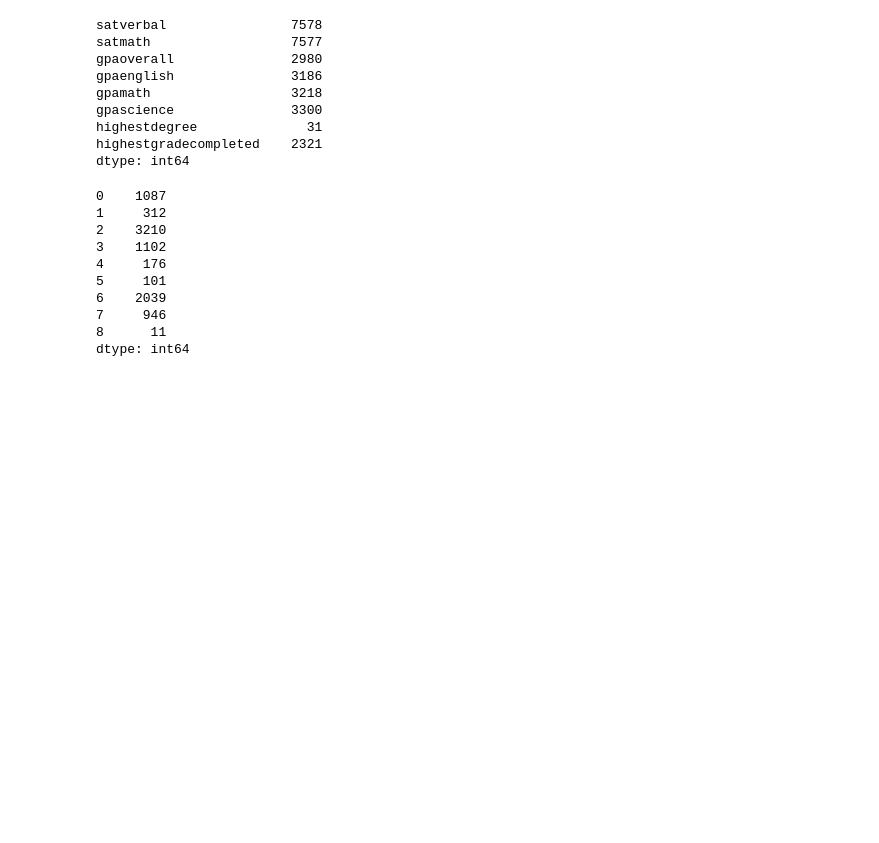
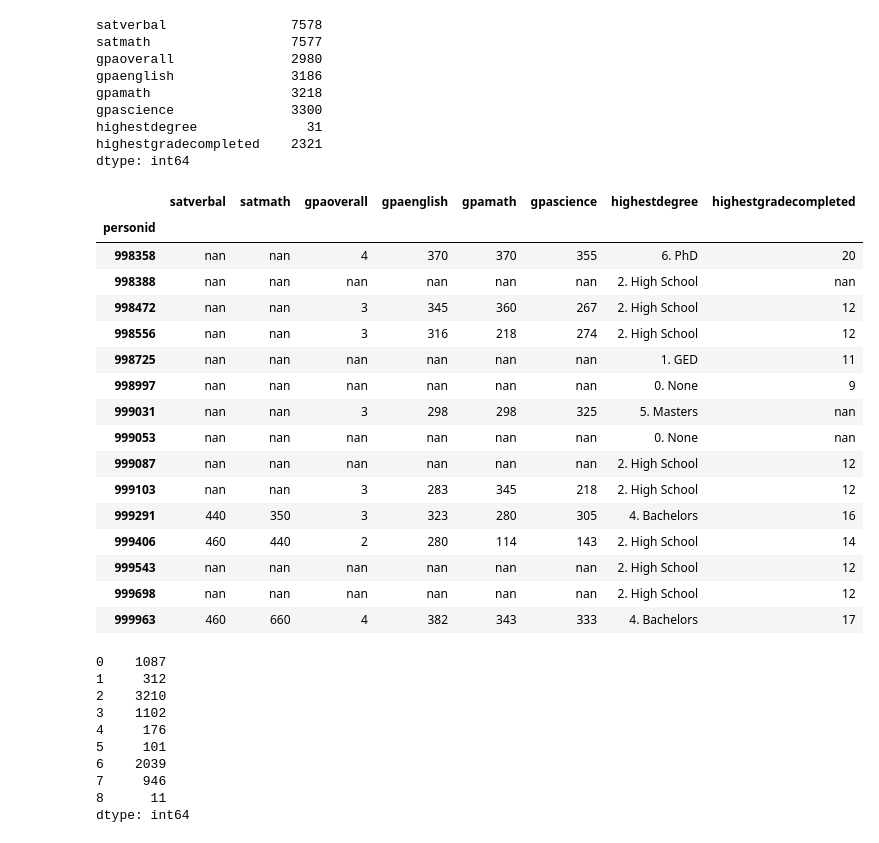
Before and after one commit to wandiiii/python, a Jupyter notebook: 06 데이터 정제, 탐색 및 시리즈 연산.ipynb, the cells around one changed output. Cells and saved outputs as stored; diff of their text form; code cells hidden in the pictures; blank space fills up the shorter version.

```diff
--- a/06 데이터 정제, 탐색 및 시리즈 연산.ipynb
+++ b/06 데이터 정제, 탐색 및 시리즈 연산.ipynb
@@ -764,6 +945,26 @@ gpascience               3300
 highestdegree              31
 highestgradecompleted    2321
 dtype: int64
+# %%
+schoolrecord.tail(15)
+# %% [output]
+|  | satverbal | satmath | gpaoverall | gpaenglish | gpamath | gpascience | highestdegree | highestgradecompleted |
+| personid |  |  |  |  |  |  |  |  |
+| 998358 | nan | nan | 4 | 370 | 370 | 355 | 6. PhD | 20 |
+| 998388 | nan | nan | nan | nan | nan | nan | 2. High School | nan |
+| 998472 | nan | nan | 3 | 345 | 360 | 267 | 2. High School | 12 |
+| 998556 | nan | nan | 3 | 316 | 218 | 274 | 2. High School | 12 |
+| 998725 | nan | nan | nan | nan | nan | nan | 1. GED | 11 |
+| 998997 | nan | nan | nan | nan | nan | nan | 0. None | 9 |
+| 999031 | nan | nan | 3 | 298 | 298 | 325 | 5. Masters | nan |
+| 999053 | nan | nan | nan | nan | nan | nan | 0. None | nan |
+| 999087 | nan | nan | nan | nan | nan | nan | 2. High School | 12 |
+| 999103 | nan | nan | 3 | 283 | 345 | 218 | 2. High School | 12 |
+| 999291 | 440 | 350 | 3 | 323 | 280 | 305 | 4. Bachelors | 16 |
+| 999406 | 460 | 440 | 2 | 280 | 114 | 143 | 2. High School | 14 |
+| 999543 | nan | nan | nan | nan | nan | nan | 2. High School | 12 |
+| 999698 | nan | nan | nan | nan | nan | nan | 2. High School | 12 |
+| 999963 | 460 | 660 | 4 | 382 | 343 | 333 | 4. Bachelors | 17 |
 # %%
 misscnt = schoolrecord.isnull().sum(axis=1) # 로우별
 misscnt.value_counts().sort_index()
```
Also changed, not shown: parts of 39 cells of this notebook.
